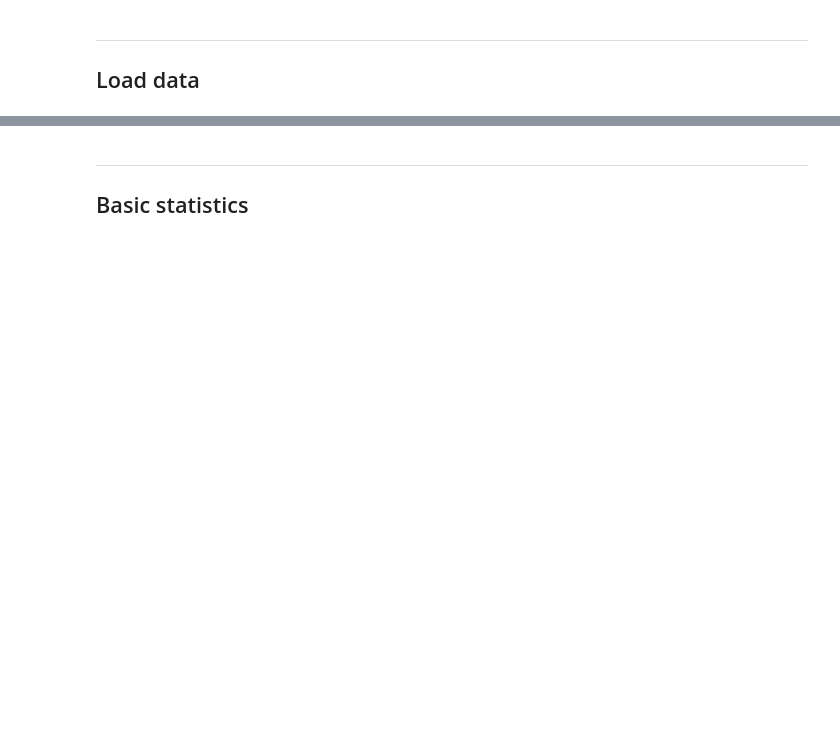
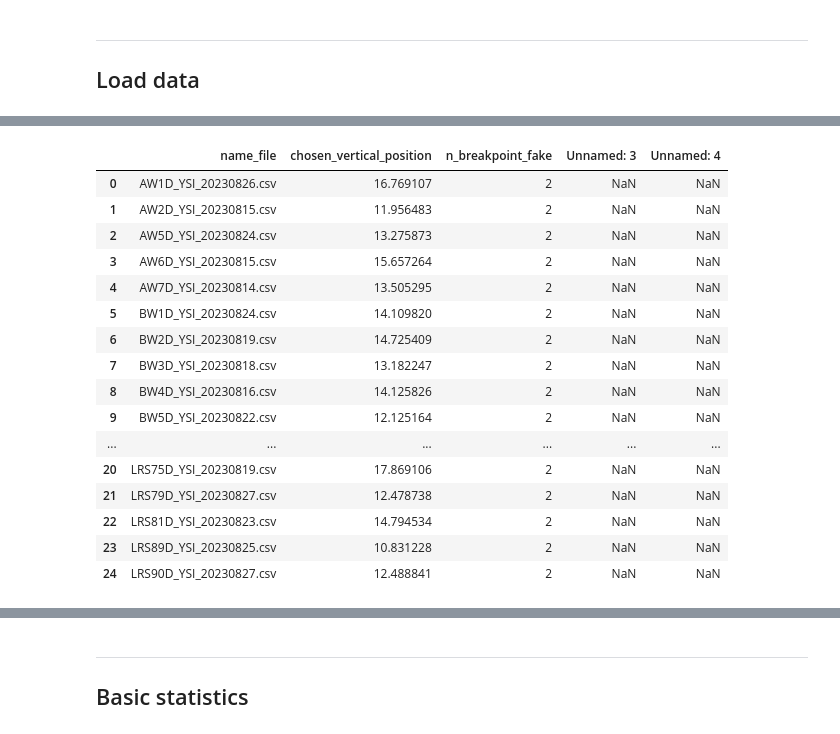
Before and after one commit to androsresearch/freshwater_lens, a Jupyter notebook: notebooks/filter_statistics.ipynb, the cells around one changed output, grey strips where cells are left out. Cells and saved outputs as stored; diff of their text form; code cells hidden in the pictures; blank space fills up the shorter version.

```diff
--- a/notebooks/filter_statistics.ipynb
+++ b/notebooks/filter_statistics.ipynb
@@ -64 +84,26 @@ df_file_name
+# %%
+if data_to_filter == 'rawdy':
+    df_file_name['name_file'] = df_file_name['name_file'] + '_rowdy'
+
+df_file_name['name_file'] = df_file_name['name_file'] + '.csv'
+
+df_file_name
+# %% [output]
+|  | name_file | chosen_vertical_position | n_breakpoint_fake | Unnamed: 3 | Unnamed: 4 |
+| 0 | AW1D_YSI_20230826.csv | 16.769107 | 2 | NaN | NaN |
+| 1 | AW2D_YSI_20230815.csv | 11.956483 | 2 | NaN | NaN |
+| 2 | AW5D_YSI_20230824.csv | 13.275873 | 2 | NaN | NaN |
+| 3 | AW6D_YSI_20230815.csv | 15.657264 | 2 | NaN | NaN |
+| 4 | AW7D_YSI_20230814.csv | 13.505295 | 2 | NaN | NaN |
+| 5 | BW1D_YSI_20230824.csv | 14.109820 | 2 | NaN | NaN |
+| 6 | BW2D_YSI_20230819.csv | 14.725409 | 2 | NaN | NaN |
+| 7 | BW3D_YSI_20230818.csv | 13.182247 | 2 | NaN | NaN |
+| 8 | BW4D_YSI_20230816.csv | 14.125826 | 2 | NaN | NaN |
+| 9 | BW5D_YSI_20230822.csv | 12.125164 | 2 | NaN | NaN |
+| ... | ... | ... | ... | ... | ... |
+| 20 | LRS75D_YSI_20230819.csv | 17.869106 | 2 | NaN | NaN |
+| 21 | LRS79D_YSI_20230827.csv | 12.478738 | 2 | NaN | NaN |
+| 22 | LRS81D_YSI_20230823.csv | 14.794534 | 2 | NaN | NaN |
+| 23 | LRS89D_YSI_20230825.csv | 10.831228 | 2 | NaN | NaN |
+| 24 | LRS90D_YSI_20230827.csv | 12.488841 | 2 | NaN | NaN |
 # %%
```
Also changed, not shown: parts of 9 cells of this notebook, 5 other files.
